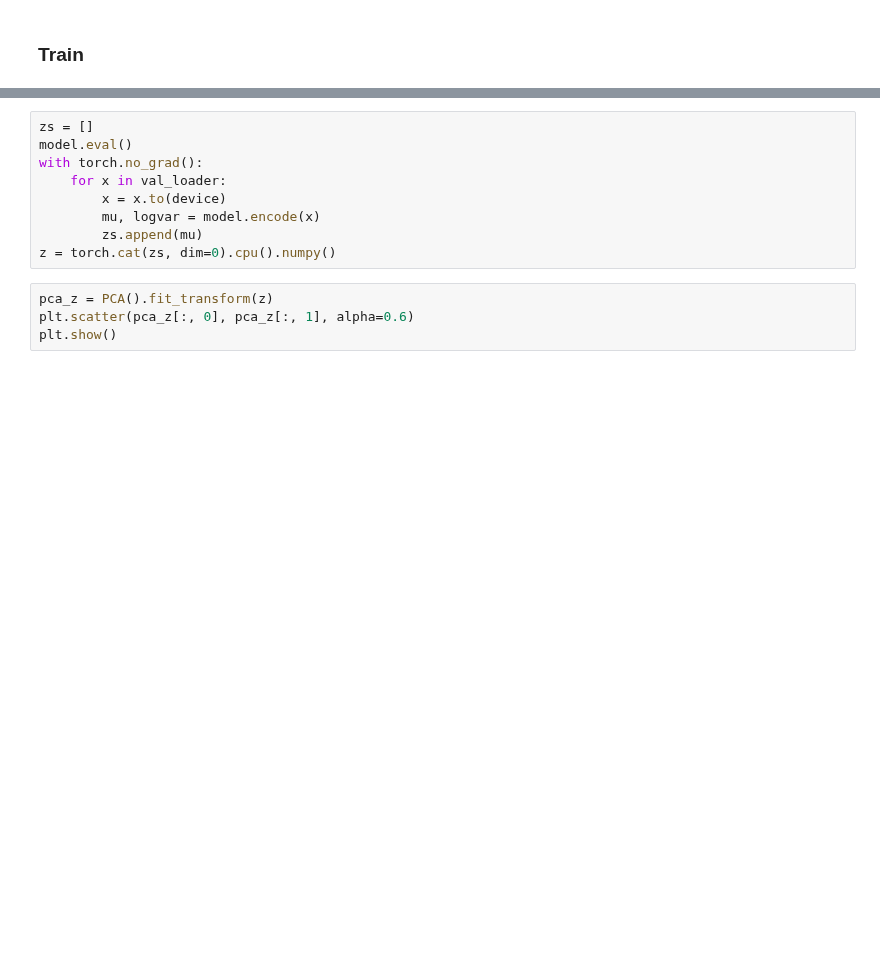
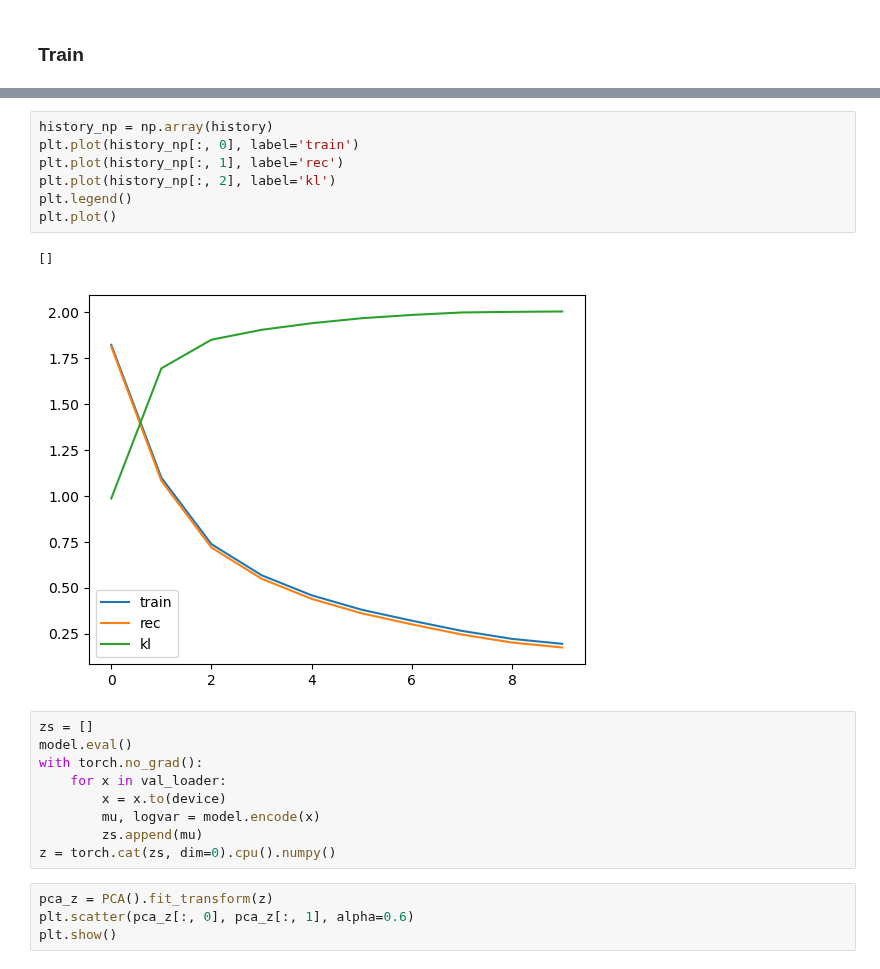
Before and after one commit to JanAndrzejewski050/Molecular-Spectro-Latent-Modeling, a Jupyter notebook: transformer_vae/train.ipynb, the cells around one changed output, grey strips where cells are left out. Saved outputs shown, nothing was run; the diff lists cells and outputs as text; blank space fills up the shorter version.

```diff
--- a/transformer_vae/train.ipynb
+++ b/transformer_vae/train.ipynb
@@ -214,3 +238,13 @@ KeyboardInterrupt:
+# %%
+history_np = np.array(history)
+plt.plot(history_np[:, 0], label='train')
+plt.plot(history_np[:, 1], label='rec')
+plt.plot(history_np[:, 2], label='kl')
+plt.legend()
+plt.plot()
+# %% [output]
+[]
+[figure, added]
 # %%
 zs = []
 model.eval()
```
Also changed, not shown: parts of 6 cells of this notebook, 1 other file.
